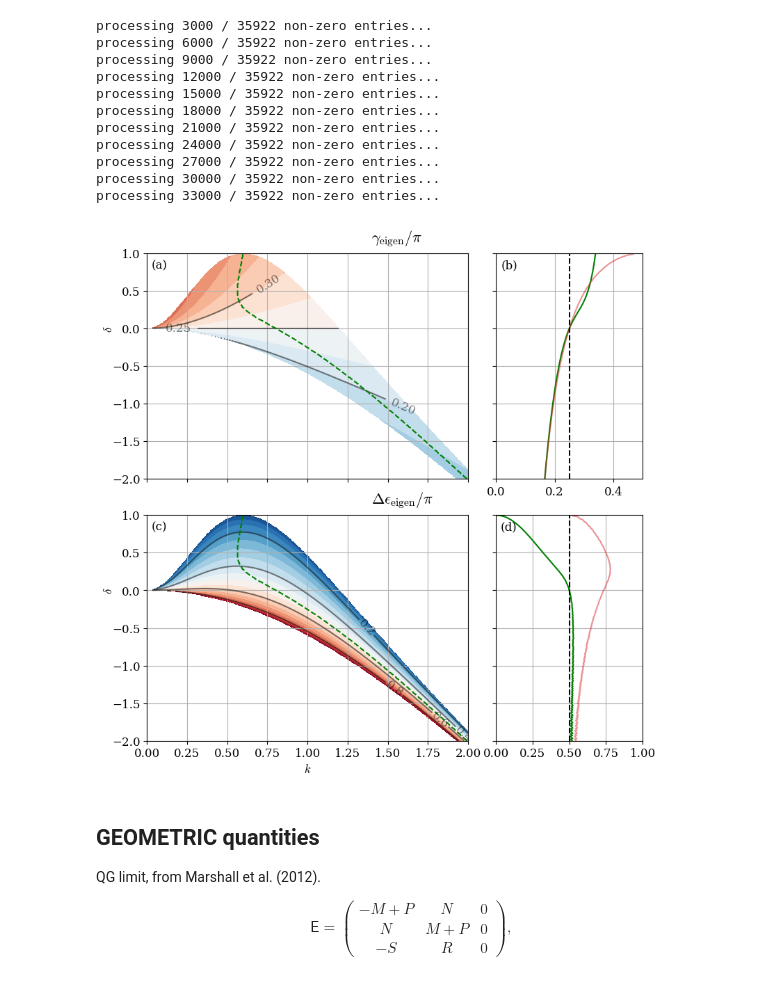
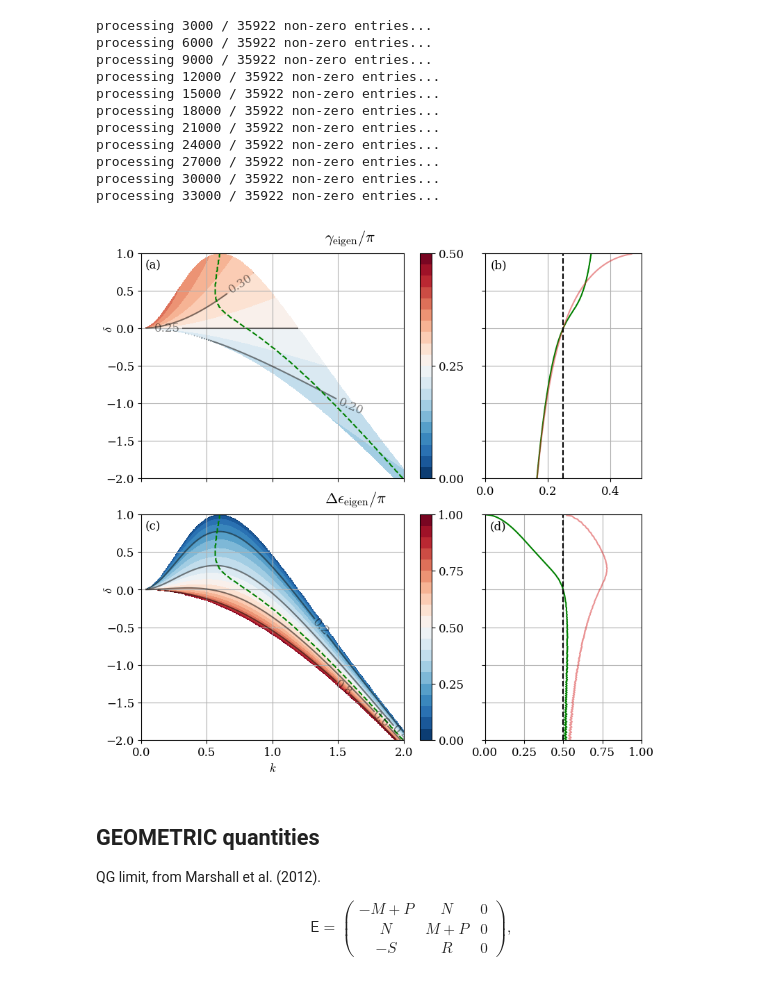
Before and after one commit to julianmak/julianmak.github.io, a Jupyter notebook: files/Eady/Eady_analysis.ipynb, the cells around one changed output. Cells and saved outputs as stored; diff of their text form; code cells hidden in the pictures.

```diff
--- a/files/Eady/Eady_analysis.ipynb
+++ b/files/Eady/Eady_analysis.ipynb
@@ -723,6 +723,8 @@ ax.yaxis.set_label_coords(-0.1, 0.665)
 ax.set_xticklabels([])
 ax.text(0.03, 0.8, r"(a)")
 ax.text(1.4, 1.15, r"$\gamma_{\rm eigen} / \pi$", fontsize=16)
+cax = plt.colorbar(cs)
+cax.ax.set_yticks([0, 0.25, 0.5])
 
 ax = plt.subplot2grid((2, 3), (0, 2))
 ax.plot(np.arctan(amp_vec[0, :, -1] / amp_vec[0, :, 0]) / np.pi, delta_vec, "g")
@@ -739,34 +741,36 @@ ax.text(0.018, 0.8, r"(b)")
 ax = plt.subplot2grid((2, 3), (1, 0), colspan=2)
 cs = ax.contourf(k_vec, delta_vec, phase.T, levels=np.linspace(0, 1, 21))
 # plt.colorbar(cs)
 lines = ax.contour(k_vec, delta_vec, phase.T, levels=np.linspace(0, 1, 6), colors="k", alpha=0.5)
 ax.clabel(lines, inline=1,inline_spacing=0, colors='k')
 ax.plot(k_max, delta_vec, 'g--')
 ax.grid()
 ax.set_xlim((0, 2))
 ax.set_xlabel(r"$k$")
 ax.set_ylabel(r"$\delta$")
 ax.yaxis.set_label_coords(-0.1, 0.665)
 ax.text(0.03, 0.8, r"(c)")
 ax.text(1.4, 1.15, r"$\Delta\epsilon_{\rm eigen} / \pi$", fontsize=16)
+cax = plt.colorbar(cs)
+cax.ax.set_yticks([0, 0.25, 0.5, 0.75, 1.0])
 
 ax = plt.subplot2grid((2, 3), (1, 2))
 ax.plot(phase_vec[0, :, -1], delta_vec, "g")
 ax.plot(phase_edge_vec[:-1] / np.pi, delta_vec[:-1], "C3", alpha=0.5)
 ax.plot([0.5, 0.5], [-2, 1], 'k--')
 # ax.set_xlabel(r"$\Delta\epsilon_{\rm eigen} / \pi$")
 # ax.set_ylabel(r"$\delta$")
 ax.set_xlim([0, 1])
 ax.set_ylim([-2, 1])
 ax.set_yticklabels([])
 ax.grid()
 ax.text(0.03, 0.8, r"(d)")
 
 fig.tight_layout(pad=0.5)
 
 plt.savefig("./amp_phase_from_Phi.pdf", bbox_inches="tight")
 # %% [output]
-[figure, old version]
+[figure, new version]
 # %% [markdown]
 ## GEOMETRIC quantities
 
```
Also changed, not shown: parts of 8 cells of this notebook.
